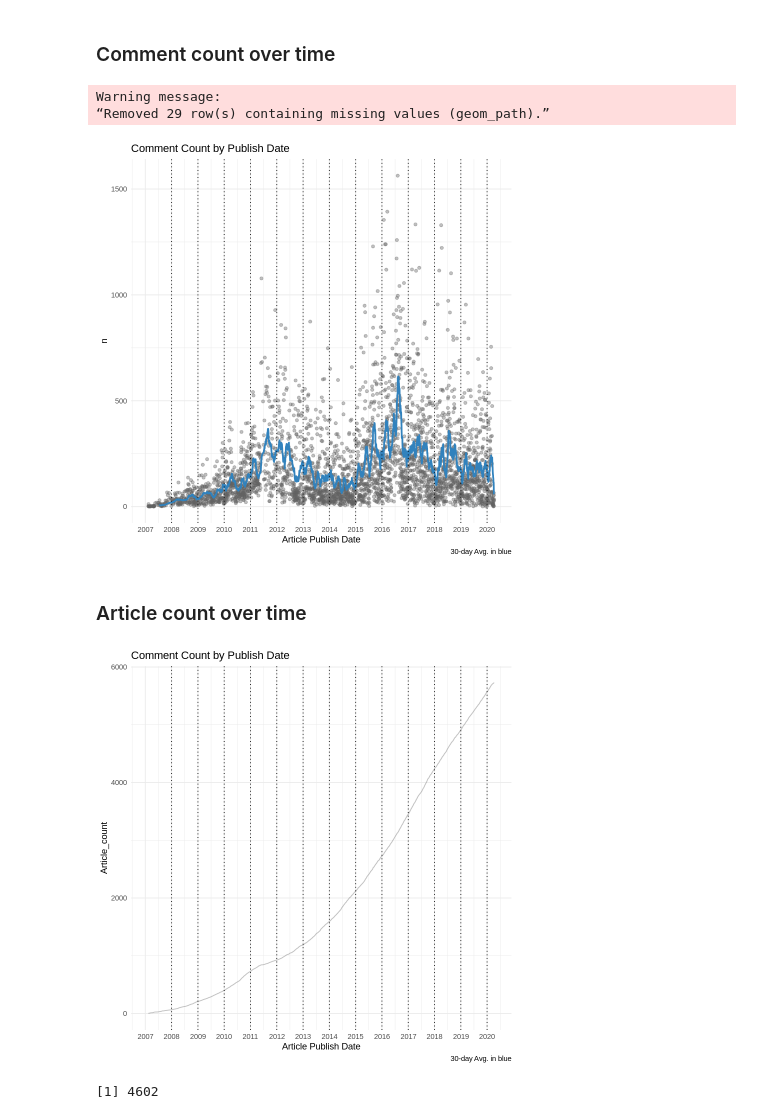
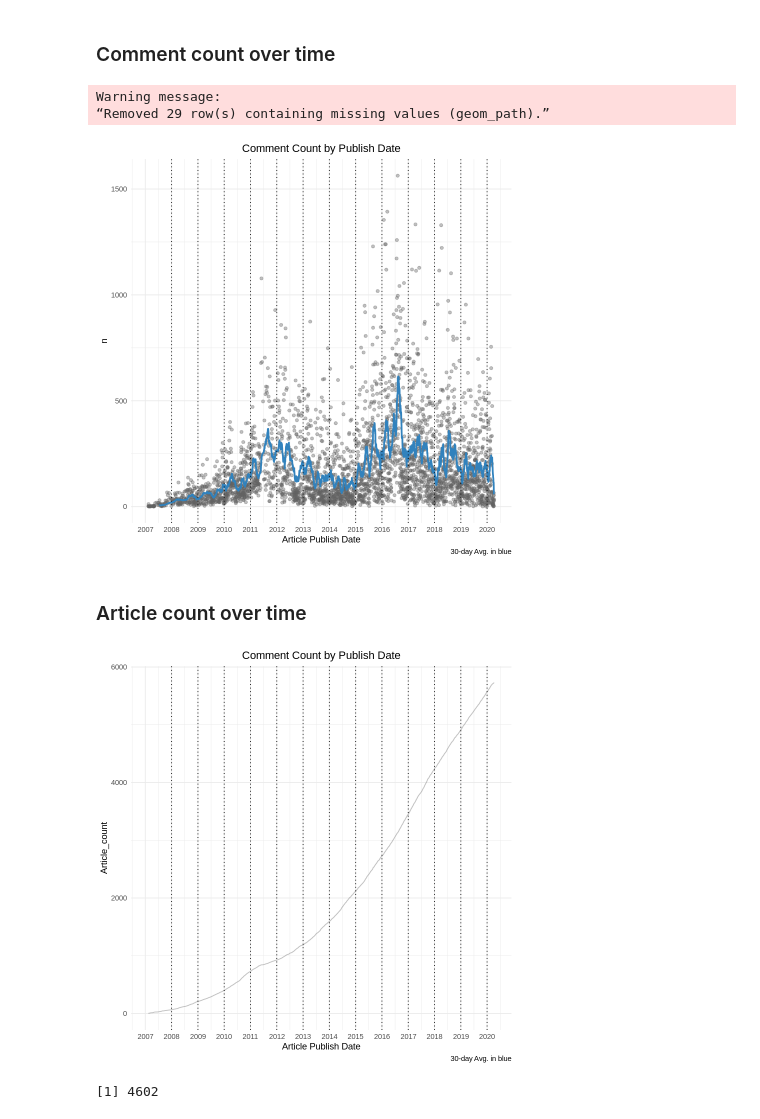
Before and after one commit to rsolter/BWRAO-Comment-Scraper, a Jupyter notebook: BWRAO Meta Analysis.ipynb, the cells around one changed output. Saved outputs shown, nothing was run; the diff lists cells and outputs as text; code cells hidden in the pictures.

```diff
--- a/BWRAO Meta Analysis.ipynb
+++ b/BWRAO Meta Analysis.ipynb
@@ -15,5 +31,9 @@ ERROR: Error in library(anytime): there is no package called ‘anytime’
 # %%
-# Formatting Dates
+# Formatting 'df'
+
+df<-df[,2:ncol(df)]
+
+# Dates
 df$Article_Date <- as.Date(df$Article_Date)
 df$Comment_Date <- as.Date(df$Comment_Date)
 # Trimming
@@ -27,35 +47,36 @@ comments_time <- df %>% group_by(Article_Date) %>% tally()
 comments_time$trailing_30_avg <- zoo::rollmeanr(comments_time$n,k=30,fill=NA)
 
 ggplot(comments_time) +
   geom_point(aes(x=Article_Date, y=n), alpha=0.4, color="#636363") +
   #geom_line(aes(x=Article_Date,y=n), alpha=0.4) +
   #geom_point(aes(x=Article_Date, y=trailing_30_avg), color="#636363") +
   scale_x_date(date_breaks = "1 year", date_labels = "%Y") +
   geom_line(aes(x=Article_Date, y=trailing_30_avg), color="#3182bd", size=1) +
   geom_vline(xintercept = as.Date("2008-01-01"),linetype=3) +
   geom_vline(xintercept = as.Date("2009-01-01"),linetype=3) +
   geom_vline(xintercept = as.Date("2010-01-01"),linetype=3) +
   geom_vline(xintercept = as.Date("2011-01-01"),linetype=3) +
   geom_vline(xintercept = as.Date("2012-01-01"),linetype=3) +
   geom_vline(xintercept = as.Date("2013-01-01"),linetype=3) +
   geom_vline(xintercept = as.Date("2014-01-01"),linetype=3) +
   geom_vline(xintercept = as.Date("2015-01-01"),linetype=3) +
   geom_vline(xintercept = as.Date("2016-01-01"),linetype=3) +
   geom_vline(xintercept = as.Date("2017-01-01"),linetype=3) +
   geom_vline(xintercept = as.Date("2018-01-01"),linetype=3) +
   geom_vline(xintercept = as.Date("2019-01-01"),linetype=3) +
   geom_vline(xintercept = as.Date("2020-01-01"),linetype=3) +
   theme_minimal() +
   #theme(panel.grid.major = element_blank(), panel.grid.minor = element_blank(),
   #     panel.background = element_blank(), axis.line = element_line(colour = "black"),
   #     axis.text.x = element_text(angle=90)) +
   #ylab("Comment Count") +
   xlab ("Article Publish Date") +
-  labs(title="Comment Count by Publish Date",caption = "30-day Avg. in blue")
+  labs(title="Comment Count by Publish Date",caption = "30-day Avg. in blue") +
+  theme(plot.title = element_text(hjust = 0.5))
 # %% [output]
 Warning message:
 “Removed 29 row(s) containing missing values (geom_path).”
-[figure, old version]
+[figure, new version]
 # %% [markdown]
 ### Article count over time
 # %%
@@ -91,9 +112,10 @@ ggplot(articles_time) +
   #     axis.text.x = element_text(angle=90)) +
   #ylab("Comment Count") +
   xlab ("Article Publish Date") +
-  labs(title="Comment Count by Publish Date",caption = "30-day Avg. in blue")
+  labs(title="Comment Count by Publish Date",caption = "30-day Avg. in blue") +
+  theme(plot.title = element_text(hjust = 0.5))
 # %% [output]
-[figure, old version]
+[figure, new version]
 # %%
 df$Comment_Poster %>% unique() %>% length()
 # %% [output]
```
Also changed, not shown: parts of 23 cells of this notebook, 2 other files.
